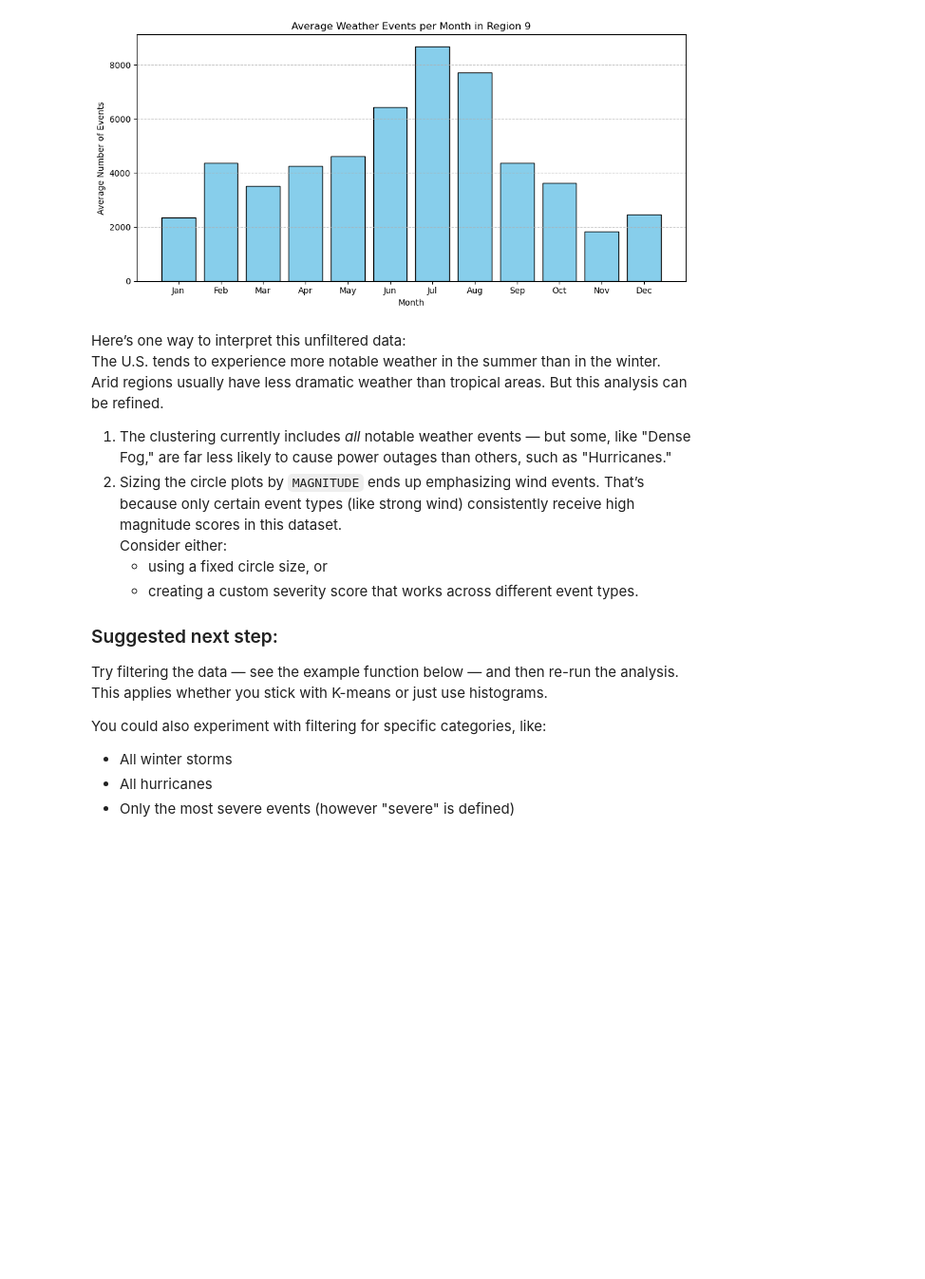
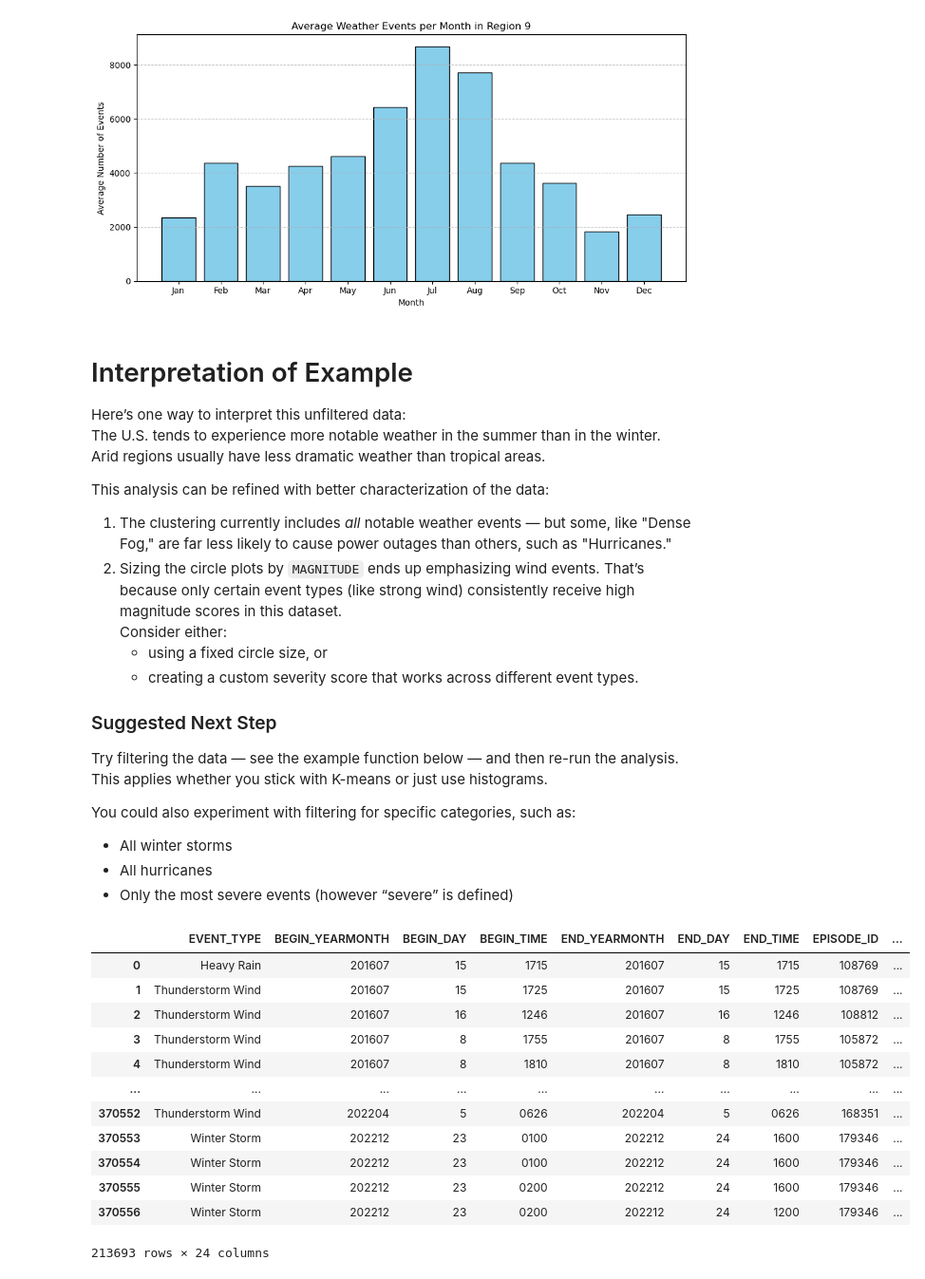
Before and after one commit to suzannepk/anatomy_of_a_power_outage, a Jupyter notebook: Part3Weather.ipynb, the cells around one changed output. Shown at 95% size. Cells and saved outputs as stored; diff of their text form; code cells hidden in the pictures; blank space fills up the shorter version.

```diff
--- a/Part3Weather.ipynb
+++ b/Part3Weather.ipynb
@@ -96,7 +99,7 @@ def find_bad_rows(filename, max_errors=10):
 details_dfs = []
 
 for year, suffix in details_files:
-    filename = os.path.join("StormData", f"StormEvents_details-ftp_v1.0_d{year}_c{suffix}.csv")
+    filename = os.path.join(f"../Data/StormData/StormEvents_details-ftp_v1.0_d{year}_c{suffix}.csv")
     print(f"\nChecking {filename}...")
     bad_rows = find_bad_rows(filename)
 
@@ -793,9 +803,13 @@ for region in regions:
 [figure]
 [figure]
 # %% [markdown]
+# Interpretation of Example
+
 Here’s one way to interpret this unfiltered data:
 The U.S. tends to experience more notable weather in the summer than in the winter.
-Arid regions usually have less dramatic weather than tropical areas. But this analysis can be refined.
+Arid regions usually have less dramatic weather than tropical areas.
+
+This analysis can be refined with better characterization of the data:
 
 1. The clustering currently includes *all* notable weather events — but some, like "Dense Fog," are far less likely to cause power outages than others, such as "Hurricanes."
 2. Sizing the circle plots by `MAGNITUDE` ends up emphasizing wind events. That’s because only certain event types (like strong wind) consistently receive high magnitude scores in this dataset.
@@ -803,26 +817,45 @@ Arid regions usually have less dramatic weather than tropical areas. But this an
    - using a fixed circle size, or
    - creating a custom severity score that works across different event types.
 
-### Suggested next step:
+### Suggested Next Step
+
 Try filtering the data — see the example function below — and then re-run the analysis. This applies whether you stick with K-means or just use histograms.
 
-You could also experiment with filtering for specific categories, like:
+You could also experiment with filtering for specific categories, such as:
 - All winter storms
 - All hurricanes
-- Only the most severe events (however "severe" is defined)
+- Only the most severe events (however “severe” is defined)
 # %%
-# Makes a new data frame with just to columns you select.
+# Makes a new data frame with just to columns you select- feel free to add or remove any of these given below.
+# You will need to copy this cell into one that is further up in the notebook, Look for the "Hint for Later"
 
 event_types_to_keep = [
     "Thunderstorm Wind", "Winter Storm", "Flash Flood", "Heavy Snow", "Flood",
     "Excessive Heat", "Tornado", "Heavy Rain", "Strong Wind", "Blizzard",
     "Wildfire", "Lightning", "Tropical Storm", "Ice Storm", "Funnel Cloud",
     "Coastal Flood", "Dust Storm", "Lake-Effect Snow", "Storm Surge/Tide",
     "Avalanche", "Hurricane (Typhoon)", "Tropical Depression", "Dust Devil",
     "Tsunami", "Lakeshore Flood"
 ]
 
 filtered_df = df_clean[df_clean["EVENT_TYPE"].isin(event_types_to_keep)]
+
+df_clean= filtered_df
+df_clean
+# %% [output]
+|  | EVENT_TYPE | BEGIN_YEARMONTH | BEGIN_DAY | BEGIN_TIME | END_YEARMONTH | END_DAY | END_TIME | EPISODE_ID | ... |
+| 0 | Heavy Rain | 201607 | 15 | 1715 | 201607 | 15 | 1715 | 108769 | ... |
+| 1 | Thunderstorm Wind | 201607 | 15 | 1725 | 201607 | 15 | 1725 | 108769 | ... |
+| 2 | Thunderstorm Wind | 201607 | 16 | 1246 | 201607 | 16 | 1246 | 108812 | ... |
+| 3 | Thunderstorm Wind | 201607 | 8 | 1755 | 201607 | 8 | 1755 | 105872 | ... |
+| 4 | Thunderstorm Wind | 201607 | 8 | 1810 | 201607 | 8 | 1810 | 105872 | ... |
+| ... | ... | ... | ... | ... | ... | ... | ... | ... | ... |
+| 370552 | Thunderstorm Wind | 202204 | 5 | 0626 | 202204 | 5 | 0626 | 168351 | ... |
+| 370553 | Winter Storm | 202212 | 23 | 0100 | 202212 | 24 | 1600 | 179346 | ... |
+| 370554 | Winter Storm | 202212 | 23 | 0100 | 202212 | 24 | 1600 | 179346 | ... |
+| 370555 | Winter Storm | 202212 | 23 | 0200 | 202212 | 24 | 1600 | 179346 | ... |
+| 370556 | Winter Storm | 202212 | 23 | 0200 | 202212 | 24 | 1200 | 179346 | ... |
+213693 rows × 24 columns
 # %% [markdown]
 # Project Part 3: Weather Correlation
 
```
Also changed, not shown: parts of 12 cells of this notebook, 4 other files.
